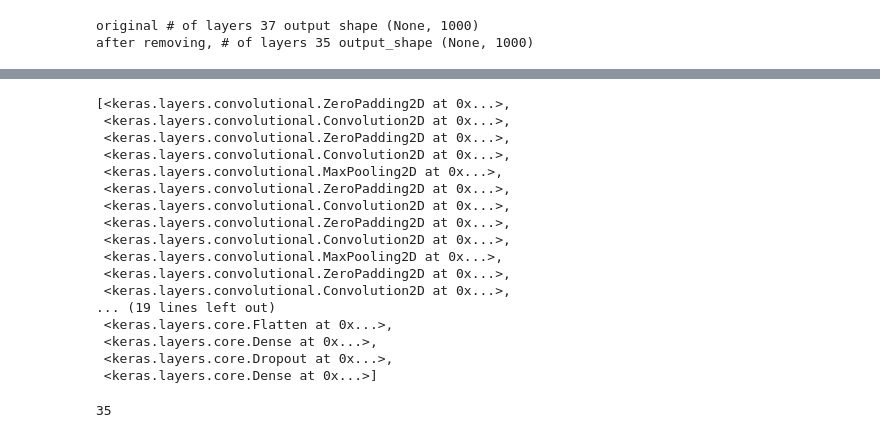
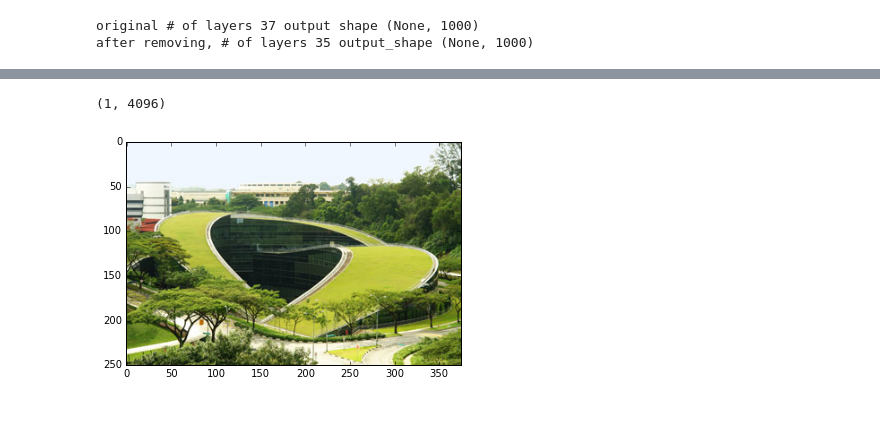
Before and after one commit to dolaameng/deeplearning-exploration, a Jupyter notebook: notebooks/USECASE - Visual Q & A by Keras.ipynb, the cells around one changed output, grey strips where cells are left out. Drawn from its saved outputs; the diff is of its cells as text; code cells hidden in the pictures.

```diff
--- a/notebooks/USECASE - Visual Q & A by Keras.ipynb
+++ b/notebooks/USECASE - Visual Q & A by Keras.ipynb
@@ -97,24 +126,23 @@ display.Image(filename = "../models/vgg16.png")
-# %%
-image_model.layers
-# %% [output]
-[<keras.layers.convolutional.ZeroPadding2D at 0x...>,
- <keras.layers.convolutional.Convolution2D at 0x...>,
- <keras.layers.convolutional.ZeroPadding2D at 0x...>,
- <keras.layers.convolutional.Convolution2D at 0x...>,
- <keras.layers.convolutional.MaxPooling2D at 0x...>,
- <keras.layers.convolutional.ZeroPadding2D at 0x...>,
- <keras.layers.convolutional.Convolution2D at 0x...>,
- <keras.layers.convolutional.ZeroPadding2D at 0x...>,
- <keras.layers.convolutional.Convolution2D at 0x...>,
- <keras.layers.convolutional.MaxPooling2D at 0x...>,
- <keras.layers.convolutional.ZeroPadding2D at 0x...>,
- <keras.layers.convolutional.Convolution2D at 0x...>,
-... (19 lines left out)
- <keras.layers.core.Flatten at 0x...>,
- <keras.layers.core.Dense at 0x...>,
- <keras.layers.core.Dropout at 0x...>,
- <keras.layers.core.Dense at 0x...>]
-# %%
-len(image_model.layers)
-# %% [output]
-35
+# %%
+def img2vec(img):
+    ## preprocessing
+    img = imresize(img, (224, 224))
+    img = img_as_ubyte(img).astype("float32")
+    img[:,:,0] -= 103.939
+    img[:,:,1] -= 116.779
+    img[:,:,2] -= 123.68
+    img = img.transpose((2, 0, 1))
+
+    img_batch = np.expand_dims(img, axis = 0)
+
+    vec = image_model.predict(img_batch)
+    return vec
+# %%
+url = "http://www.ntu.edu.sg/AboutNTU/CorporateInfo/PublishingImages/Art-Design-and-Media-Building_web.jpg"
+img = imread(url)
+plt.imshow(img)
+vec = img2vec(img)
+vec.shape
+# %% [output]
+(1, 4096)
+[figure, added]
```
Also changed, not shown: parts of 11 cells of this notebook.
